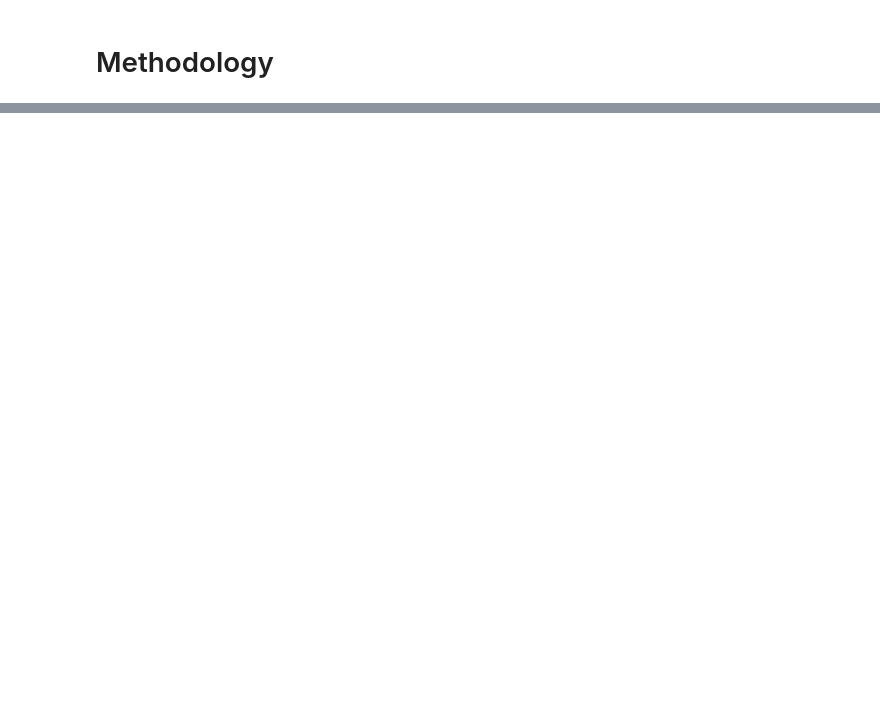
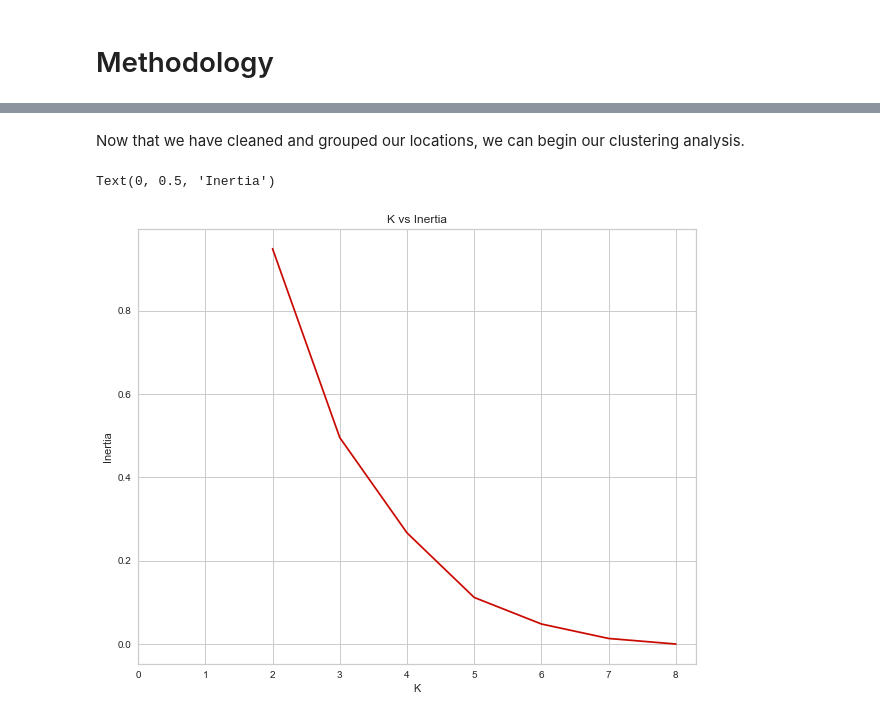
Before and after one commit to JimmySunDance/Coursera_Capstone, a Jupyter notebook: neighborhood_battle.ipynb, the cells around one changed output, grey strips where cells are left out. Saved outputs shown, nothing was run; the diff lists cells and outputs as text; code cells hidden in the pictures; blank space fills up the shorter version.

```diff
--- a/neighborhood_battle.ipynb
+++ b/neighborhood_battle.ipynb
@@ -664,0 +470,10 @@ This project is the first step in an analysis process that could go almost infin
+# %%
+# we need to seperate the postcode into its constituent out-code and inward-code, this allows us to better group our encoded values and return a mean.
+one_hot_encoding_teddington[['outCode','inCode']] = one_hot_encoding_teddington['Postcode'].str.split(' ',expand=True)
+
+# And we are going to group by the out-code, given this is the wider area.
+one_hot_encoding_teddington = one_hot_encoding_teddington.drop(['Postcode', 'inCode'], axis=1)
+# %%
+# we now group these by postcode and generate counts of each category for each town.
+one_hot_encoding_teddington = one_hot_encoding_teddington.groupby(by=['outCode']).mean().reset_index()
+one_hot_encoding_teddington
@@ -664,0 +490,27 @@ This project is the first step in an analysis process that could go almost infin
+# %% [markdown]
+Now that we have cleaned and grouped our locations, we can begin our clustering analysis.
+# %%
+def get_inertia(n_clusters: int, X):
+    '''
+    |   This function accepts a the number of clusters (n_clusters) as well as the encoded data set (X) and returns the inertia for said data.
+    |   Inertia can be recognized as a measure of how internally coherent clusters are.
+    '''
+    km = KMeans(n_clusters=n_clusters, init='k-means++', max_iter=20, random_state=5)
+    km.fit(X)
+    return km.inertia_
+# %%
+# Drop the outcodes from the dataset
+townFeatures = one_hot_encoding_teddington.drop(['outCode'], axis=1)
+# Attempt to cluster the data using a range of number of clusters.
+scores = [get_inertia(x, townFeatures) for x in range(2, 9)]
+# %%
+# Plot the inertia for each number of clusters
+plt.figure(figsize=[10, 8])
+plt.plot(range(2, 9), scores, color='r')
+plt.title("K vs Inertia")
+plt.xticks(range(0, 9))
+plt.xlabel("K")
+plt.ylabel("Inertia")
+# %% [output]
+Text(0, 0.5, 'Inertia')
+[figure, added]
```
Also changed, not shown: parts of 105 cells of this notebook.
